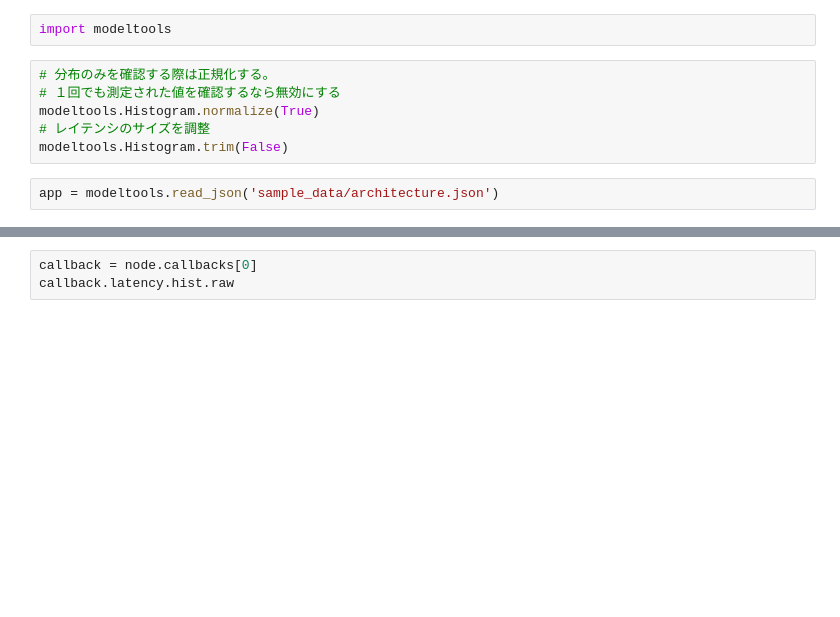
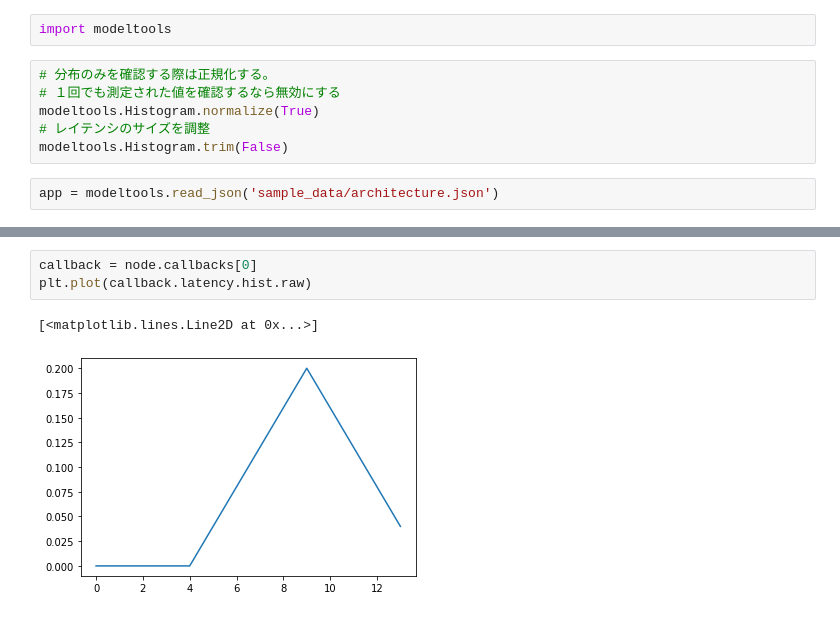
Before and after one commit to hsgwa/ros_modelling, a Jupyter notebook: sample.ipynb, the cells around one changed output, grey strips where cells are left out. Saved outputs shown, nothing was run; the diff lists cells and outputs as text; blank space fills up the shorter version.

```diff
--- a/sample.ipynb
+++ b/sample.ipynb
@@ -40,5 +86,8 @@ node.latencies
 # %%
 callback = node.callbacks[0]
-callback.latency.hist.raw
+plt.plot(callback.latency.hist.raw)
+# %% [output]
+[<matplotlib.lines.Line2D at 0x...>]
+[figure, added]
 # %%
 node.executions
```
Also changed, not shown: parts of 13 cells of this notebook.
